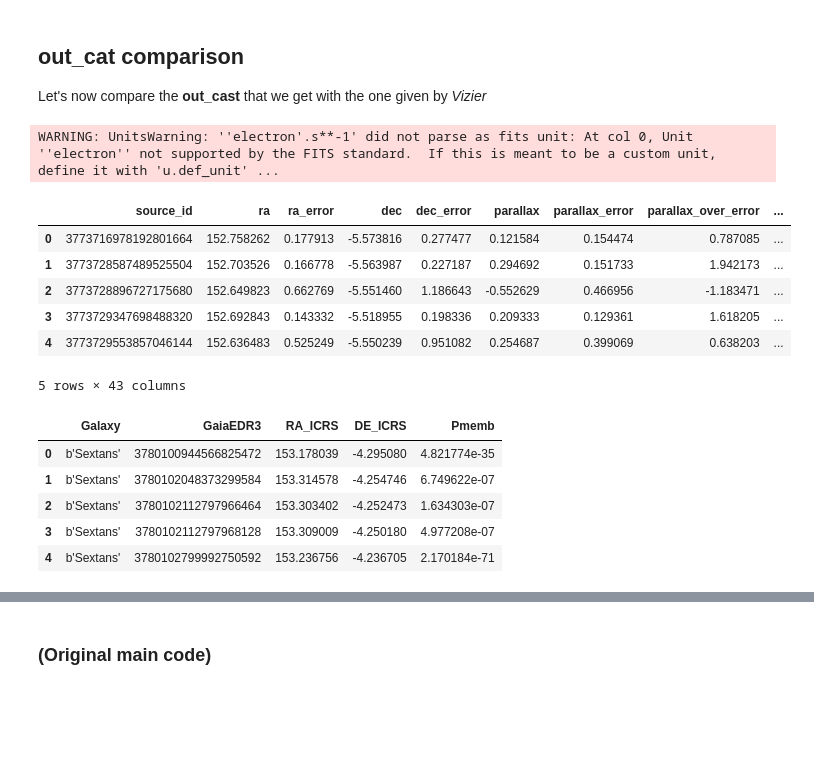
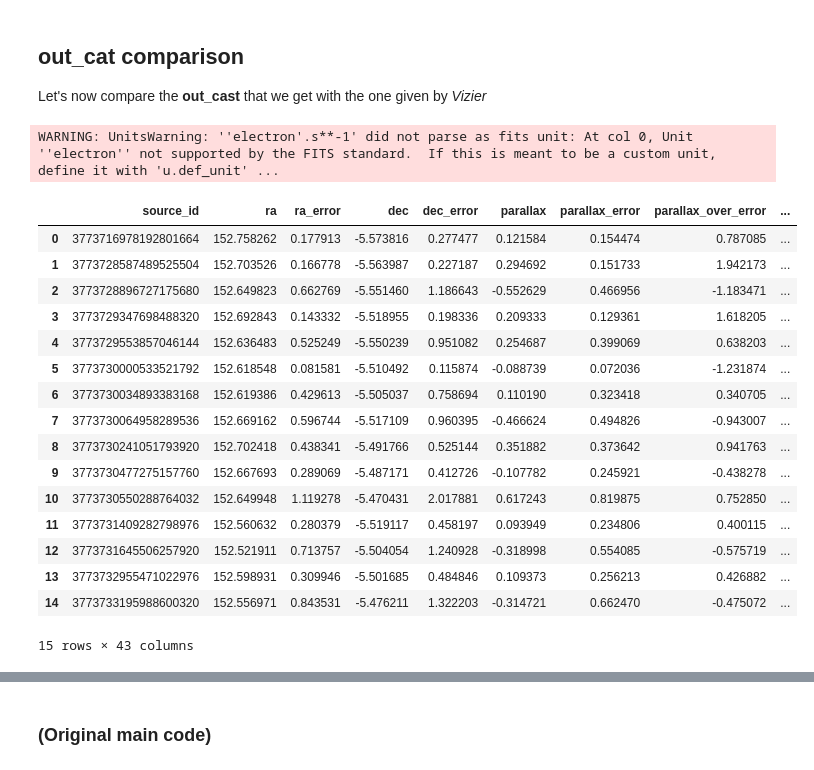
Before and after one commit to marcoboscato/Internship_Tenerife, a Jupyter notebook: Python Scripts/sextans_test.ipynb, the cells around one changed output, grey strips where cells are left out. Saved outputs shown, nothing was run; the diff lists cells and outputs as text; code cells hidden in the pictures; blank space fills up the shorter version.

```diff
--- a/Python Scripts/sextans_test.ipynb
+++ b/Python Scripts/sextans_test.ipynb
@@ -1150,28 +1152,29 @@ Let's now compare the **out_cast** that we get with the one given by *Vizier*
 # %%
 output = Table.read(cataFolder+'/out_'+cat+'_eDR3.fits', format='fits')
 output0 = Table.read(path+dataPath+'out_test_Sextans_eDR3_Battaglia.fits', format='fits')
 vizier = Table.read(path+dataPath+'sextans_vizier_catalog.fit', format='fits')
 
 output_pd = output.to_pandas()
 output0_pd = output0.to_pandas()
 vizier_pd = vizier.to_pandas()
 
-output_pd.head()
+output_pd.head(15)
 # %% [output]
 WARNING: UnitsWarning: ''electron'.s**-1' did not parse as fits unit: At col 0, Unit ''electron'' not supported by the FITS standard.  If this is meant to be a custom unit, define it with 'u.def_unit' ...
 |  | source_id | ra | ra_error | dec | dec_error | parallax | parallax_error | parallax_over_error | ... |
 | 0 | 3773716978192801664 | 152.758262 | 0.177913 | -5.573816 | 0.277477 | 0.121584 | 0.154474 | 0.787085 | ... |
 | 1 | 3773728587489525504 | 152.703526 | 0.166778 | -5.563987 | 0.227187 | 0.294692 | 0.151733 | 1.942173 | ... |
 | 2 | 3773728896727175680 | 152.649823 | 0.662769 | -5.551460 | 1.186643 | -0.552629 | 0.466956 | -1.183471 | ... |
 | 3 | 3773729347698488320 | 152.692843 | 0.143332 | -5.518955 | 0.198336 | 0.209333 | 0.129361 | 1.618205 | ... |
 | 4 | 3773729553857046144 | 152.636483 | 0.525249 | -5.550239 | 0.951082 | 0.254687 | 0.399069 | 0.638203 | ... |
+| 5 | 3773730000533521792 | 152.618548 | 0.081581 | -5.510492 | 0.115874 | -0.088739 | 0.072036 | -1.231874 | ... |
+| 6 | 3773730034893383168 | 152.619386 | 0.429613 | -5.505037 | 0.758694 | 0.110190 | 0.323418 | 0.340705 | ... |
+| 7 | 3773730064958289536 | 152.669162 | 0.596744 | -5.517109 | 0.960395 | -0.466624 | 0.494826 | -0.943007 | ... |
+| 8 | 3773730241051793920 | 152.702418 | 0.438341 | -5.491766 | 0.525144 | 0.351882 | 0.373642 | 0.941763 | ... |
+| 9 | 3773730477275157760 | 152.667693 | 0.289069 | -5.487171 | 0.412726 | -0.107782 | 0.245921 | -0.438278 | ... |
+| 10 | 3773730550288764032 | 152.649948 | 1.119278 | -5.470431 | 2.017881 | 0.617243 | 0.819875 | 0.752850 | ... |
+| 11 | 3773731409282798976 | 152.560632 | 0.280379 | -5.519117 | 0.458197 | 0.093949 | 0.234806 | 0.400115 | ... |
+| 12 | 3773731645506257920 | 152.521911 | 0.713757 | -5.504054 | 1.240928 | -0.318998 | 0.554085 | -0.575719 | ... |
+| 13 | 3773732955471022976 | 152.598931 | 0.309946 | -5.501685 | 0.484846 | 0.109373 | 0.256213 | 0.426882 | ... |
+| 14 | 3773733195988600320 | 152.556971 | 0.843531 | -5.476211 | 1.322203 | -0.314721 | 0.662470 | -0.475072 | ... |
-5 rows × 43 columns
+15 rows × 43 columns
-# %%
-vizier_pd.head()
-# %% [output]
-|  | Galaxy | GaiaEDR3 | RA_ICRS | DE_ICRS | Pmemb |
-| 0 | b'Sextans' | 3780100944566825472 | 153.178039 | -4.295080 | 4.821774e-35 |
-| 1 | b'Sextans' | 3780102048373299584 | 153.314578 | -4.254746 | 6.749622e-07 |
-| 2 | b'Sextans' | 3780102112797966464 | 153.303402 | -4.252473 | 1.634303e-07 |
-| 3 | b'Sextans' | 3780102112797968128 | 153.309009 | -4.250180 | 4.977208e-07 |
-| 4 | b'Sextans' | 3780102799992750592 | 153.236756 | -4.236705 | 2.170184e-71 |
```
Also changed, not shown: parts of 17 cells of this notebook, 21 other files.
